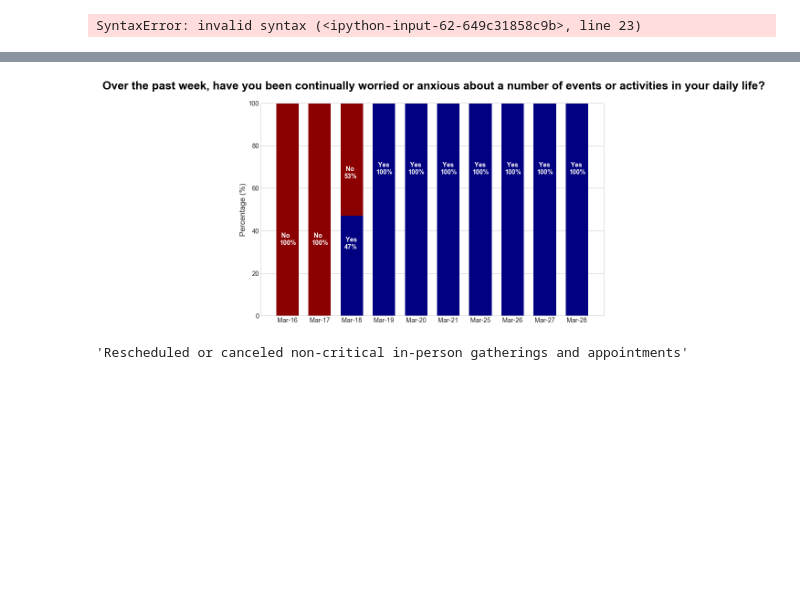
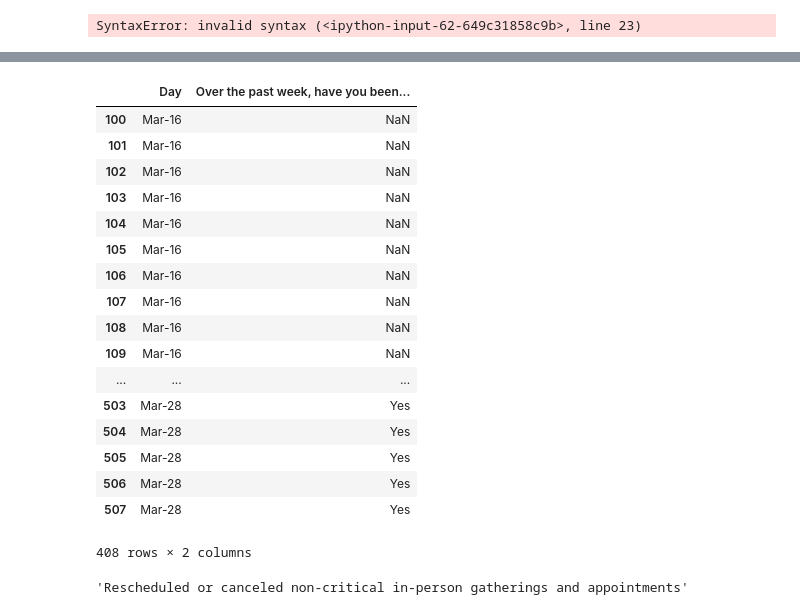
Before and after one commit to kunalgorithm/surveycovid19, a Jupyter notebook: src/Coronavirus Survey.ipynb, the cells around one changed output, grey strips where cells are left out. Cells and saved outputs as stored; diff of their text form; code cells hidden in the pictures; blank space fills up the shorter version.

```diff
--- a/src/Coronavirus Survey.ipynb
+++ b/src/Coronavirus Survey.ipynb
@@ -12,7 +12,7 @@ import matplotlib.font_manager
 %matplotlib inline
 # %%
 #data = pd.read_csv('Master.csv')
-data = pd.read_excel('Master.xlsx',sheet_name='Master',converters={'TimeFinished': str,' On a scale of 1 to 10, how reasonable do you think the public reaction is to COVID-19 now? (1 is under-reacting and 10 is overreacting)':str,'On a scale of 1 to 10, how much do you trust the government to respond to COVID-19 effectively? (1 is strongly distrust and 10 is strongly trust)':str})
+data = pd.read_excel('Master.xlsx',sheet_name='Master',converters={'TimeFinished': str,' On a scale of 1 to 10, how reasonable do you think the public reaction is to COVID-19 now? (1 is under-reacting and 10 is overreacting)':str,'On a scale of 1 to 10, how much do you trust the government to respond to COVID-19 effectively? (1 is strongly distrust and 10 is strongly trust)':str,ds:str})
 for col in data.columns:
     if data[col].dtype == 'O':
         data[col] = data[col].str.lstrip()
@@ -272,11 +272,28 @@ for x in [9,10,11,12,13,14,15,16,17,18,19]:
     stackedbarchart(data,col)
 # %%
 #data.columns[7]
-stackedbarchart(data,data.columns[7])
-#ds = data.columns[7]
-#data[ds].value_counts()
+#stackedbarchart(data,data.columns[7])
+ds = data.columns[7]
+data[['Day',ds]][100:]
 # %% [output]
-[figure, removed]
+|  | Day | Over the past week, have you been... |
+| 100 | Mar-16 | NaN |
+| 101 | Mar-16 | NaN |
+| 102 | Mar-16 | NaN |
+| 103 | Mar-16 | NaN |
+| 104 | Mar-16 | NaN |
+| 105 | Mar-16 | NaN |
+| 106 | Mar-16 | NaN |
+| 107 | Mar-16 | NaN |
+| 108 | Mar-16 | NaN |
+| 109 | Mar-16 | NaN |
+| ... | ... | ... |
+| 503 | Mar-28 | Yes |
+| 504 | Mar-28 | Yes |
+| 505 | Mar-28 | Yes |
+| 506 | Mar-28 | Yes |
+| 507 | Mar-28 | Yes |
+408 rows × 2 columns
 # %%
 data = data.replace({'Rescheduled or canceled non-critical in-person gatherings and appointments (e.g. birthday parties, concerts, museums, annual checkups, spa, social dinners)':'Rescheduled or canceled non-critical in-person gatherings and appointments'})
 
```
Also changed, not shown: parts of 1 cell of this notebook, 6 other files.
